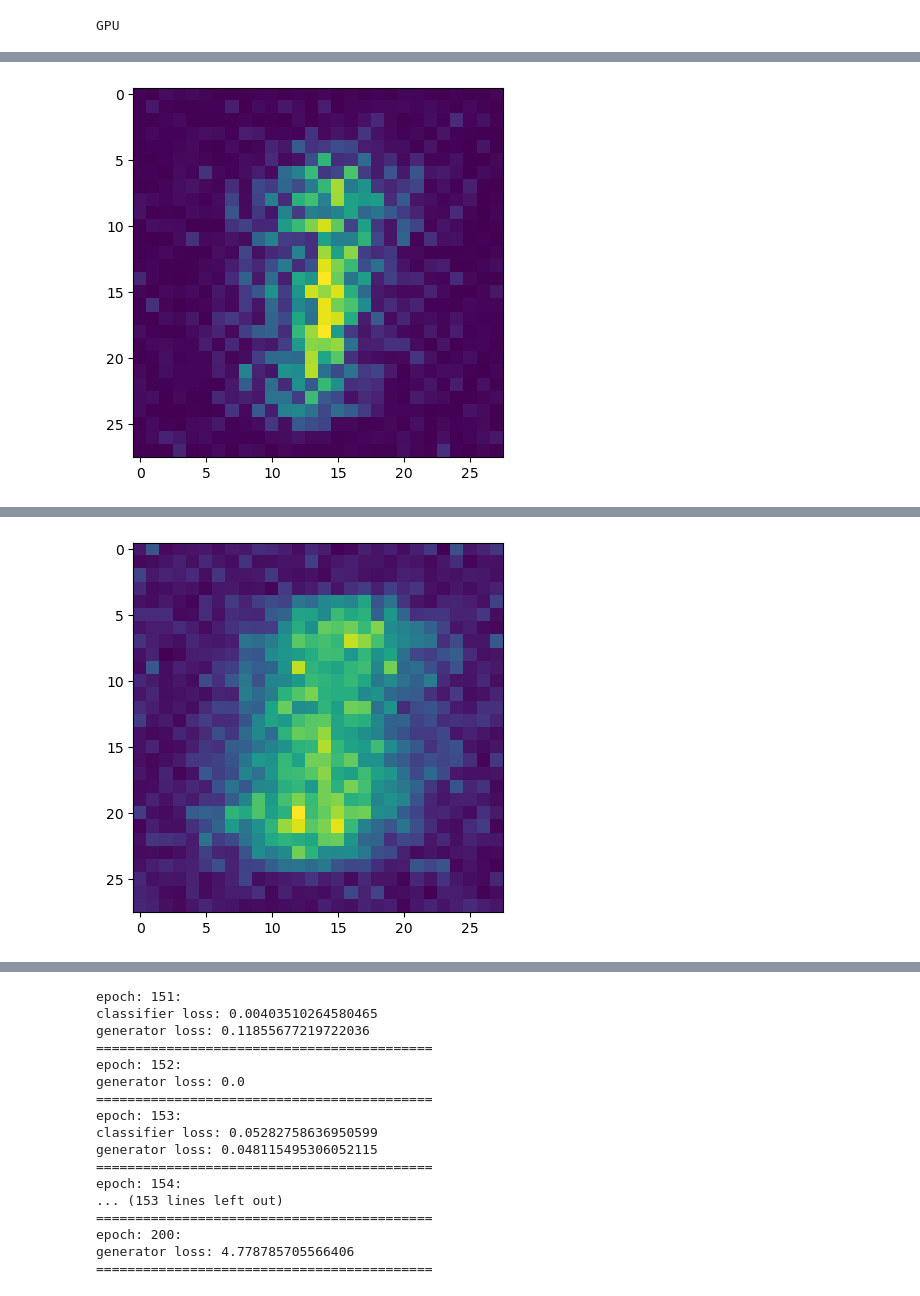
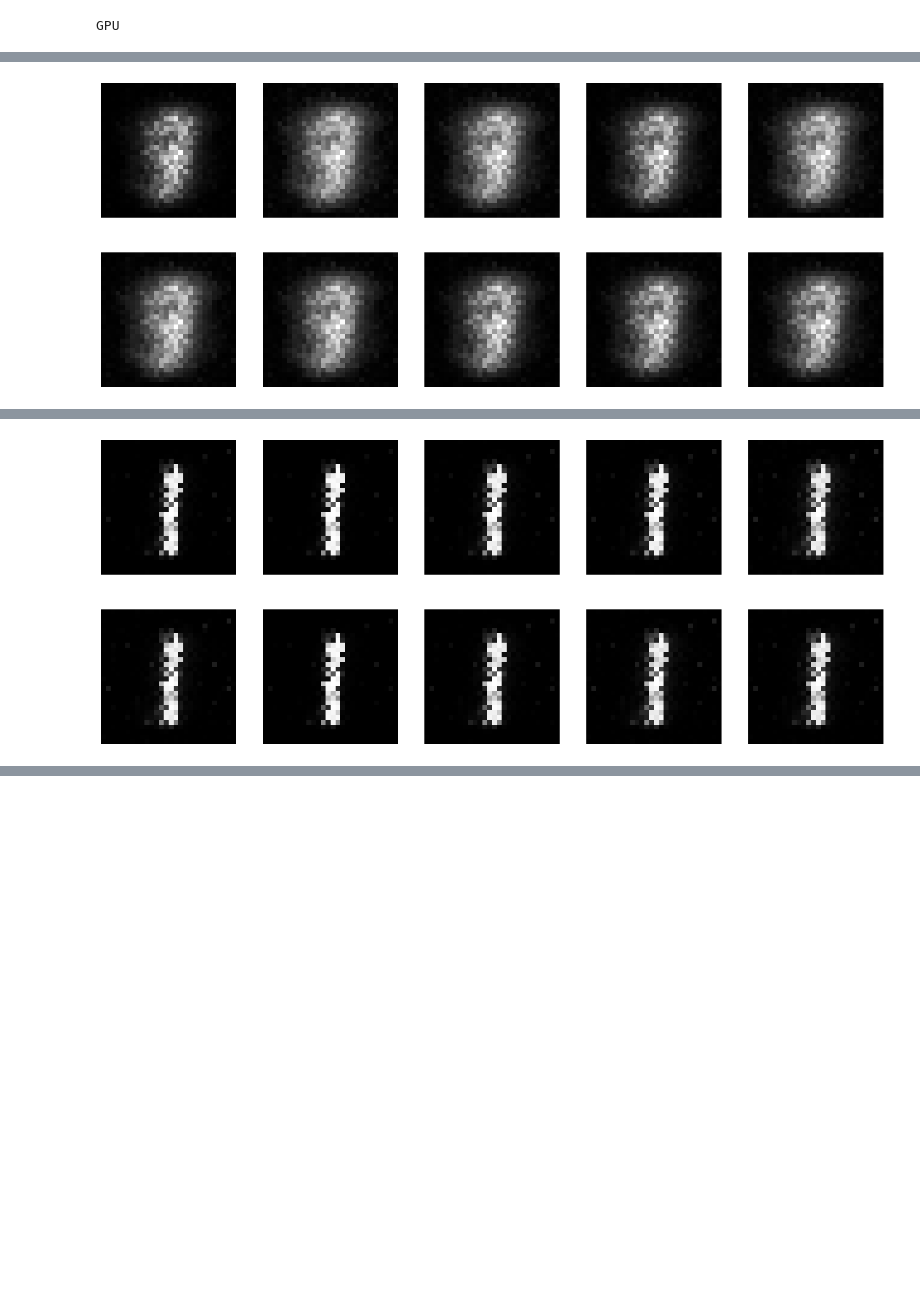
Before and after one commit to weiso131/Gans_mnist, a Jupyter notebook: mnist_generator.ipynb, the cells around one changed output, grey strips where cells are left out. Cells and saved outputs as stored; diff of their text form; code cells hidden in the pictures; blank space fills up the shorter version.

```diff
--- a/mnist_generator.ipynb
+++ b/mnist_generator.ipynb
@@ -23,5 +35,4 @@ mnist_dataloader = DataLoader(mnist, shuffle=True, batch_size=batch)
 # %%
-
 class Generator(nn.Module):
     def __init__(self):
         super(Generator, self).__init__()
@@ -38,8 +49,8 @@ class Generator(nn.Module):
         if (use_gpu):
             x = x.to(device="cuda", dtype=torch.float32)
         return self.output(x)
-    def generate_image(self):
-        image = self.forward(batch_size=1)
+    def generate_image(self, num : int):
+        image = self.forward(batch_size=num)
         image = image.view(-1, 28, 28).detach().numpy()
         image = (image + 1) * 255 / 2
         return image
@@ -97,6 +131,8 @@ GPU
 classifier_loss = [1]
 generator_loss = [0]
 count = 235
+min_val_loss = 1e9
+max_val_acc = 0
 for i in range(epoch):
     print(f"epoch: {i + 1}:")
 
@@ -106,7 +142,7 @@ for i in range(epoch):
     classifier.train()
 
     if (i < 10 or generator_loss[len(generator_loss) - 1] < 0.05):
-        for x, y in mnist_dataloader:
+        for x, y in mnist_train_dataloader:
             optim_C.zero_grad()
 
             #reshape mnist data
@@ -144,7 +180,27 @@ for i in range(epoch):
 
 
             classifier_loss_epoch += c_loss.item()
-        print(f"classifier loss: {classifier_loss_epoch / count}")
+
+
+
+        val_loss, val_acc = validate(classifier, loss_function, mnist_val_dataloader, use_gpu)
+        print(f"classifier train loss: {classifier_loss_epoch / count}, val loss: {val_loss}, val acc: {val_acc}")
+
+
+        #把最好的辨識器保存
+        if (val_acc > max_val_acc or (val_acc == max_val_acc and val_loss < min_val_loss)):
+            max_val_acc = val_acc
+            min_val_loss = val_loss
+            checkpoint = classifier.state_dict()
+            torch.save(checkpoint, "classifier_checkpoint.pth")
+            print("save model")
+        #辨識器壞了，拿最好的重新開始
+        elif (val_acc < max_val_acc):
+            checkpoints = torch.load("classifier_checkpoint.pth")
+            classifier.load_state_dict(checkpoint)
+            print("redo model")
+
+
         classifier_loss.append(classifier_loss_epoch / count)
 
 
@@ -180,9 +236,15 @@ for i in range(epoch):
 
     torch.cuda.empty_cache()
 
-    if (i % 50 == 49):
-        fake_image = generator.generate_image()
-        plt.imshow(fake_image[0])
+    if (i % 25 == 24):
+        fake_images = generator.generate_image(num=10)
+
+        fig, axs = plt.subplots(2, 5, figsize=(20, 8))  # 創建一個2x5的子圖網路
+
+        for i, ax in enumerate(axs.flat):
+            ax.imshow(fake_images[i], cmap='gray')  # 顯示圖片
+            ax.axis('off')  # 關閉坐標軸
+
         plt.show()
 # %% [output]
 epoch: 1:
@@ -205 +267 @@ generator loss: 3.0765677427630275e-05
-[figure, old version]
+[figure, new version]
@@ -222,2 +284,2 @@ generator loss: 0.046072029904395635
 ===========================================
-[figure, old version]
+[figure, new version]
@@ -242,17 +298,0 @@ generator loss: 2.049167548232211e-07
-epoch: 151:
-classifier loss: 0.00403510264580465
-generator loss: 0.11855677219722036
-===========================================
-epoch: 152:
-generator loss: 0.0
-===========================================
-epoch: 153:
-classifier loss: 0.05282758636950599
-generator loss: 0.048115495306052115
-===========================================
-epoch: 154:
-... (153 lines left out)
-===========================================
-epoch: 200:
-generator loss: 4.778785705566406
-===========================================
```
Also changed, not shown: parts of 5 cells of this notebook, 1 other file.
